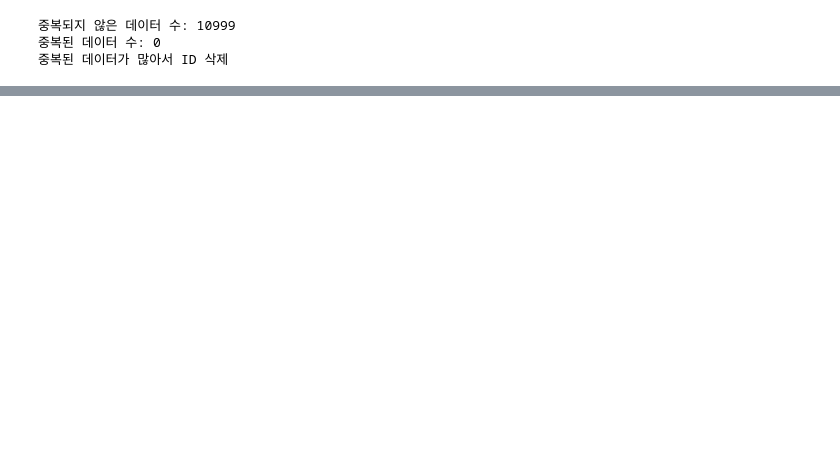
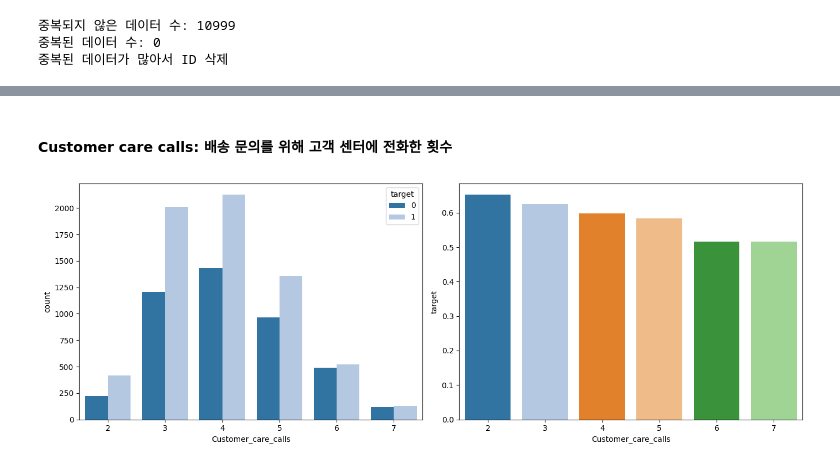
Before and after one commit to dfre1233-sddweq/Ecom_Shipping, a Jupyter notebook: 데이터분석 찬영.ipynb, the cells around one changed output, grey strips where cells are left out. Cells and saved outputs as stored; diff of their text form; code cells hidden in the pictures; blank space fills up the shorter version.

```diff
--- a/데이터분석 찬영.ipynb
+++ b/데이터분석 찬영.ipynb
@@ -133,0 +166,12 @@ sns.barplot(x='Pclass', hue='target', data=train_df, palette='tab20', ax=ax1)
+# %% [markdown]
+#### **Customer care calls**: 배송 문의를 위해 고객 센터에 전화한 횟수
+# %%
+fig, axes = plt.subplots(1, 2, figsize=(14, 5))
+
+sns.countplot(x='Customer_care_calls', hue='target', data=df, palette='tab20', ax=axes[0])
+sns.barplot(x='Customer_care_calls', y='target', data=df, palette='tab20', hue='Customer_care_calls', legend=False, errorbar=None, ax=axes[1])
+
+plt.tight_layout()
+plt.show()
+# %% [output]
+[figure, added]
```
Also changed, not shown: parts of 25 cells of this notebook.
